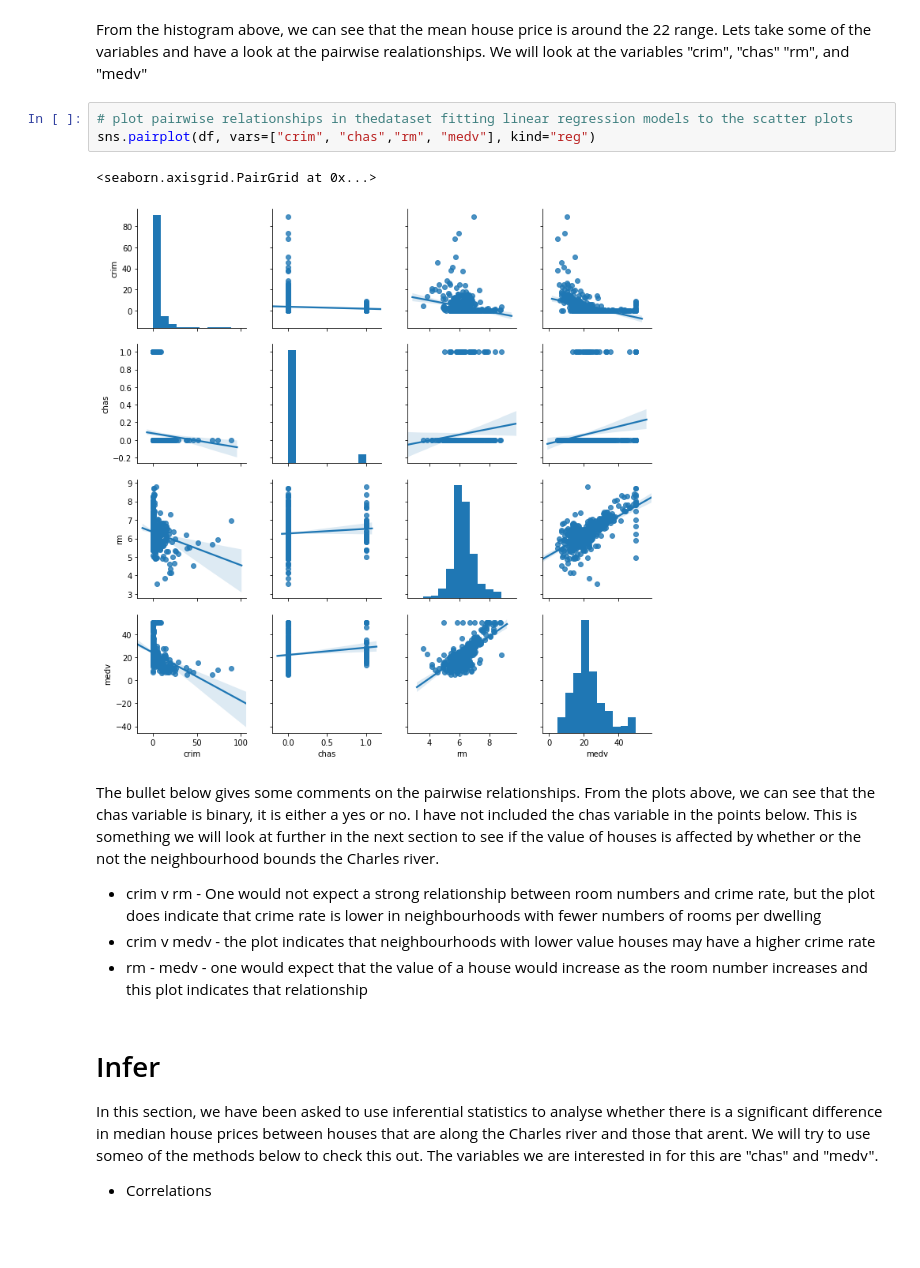
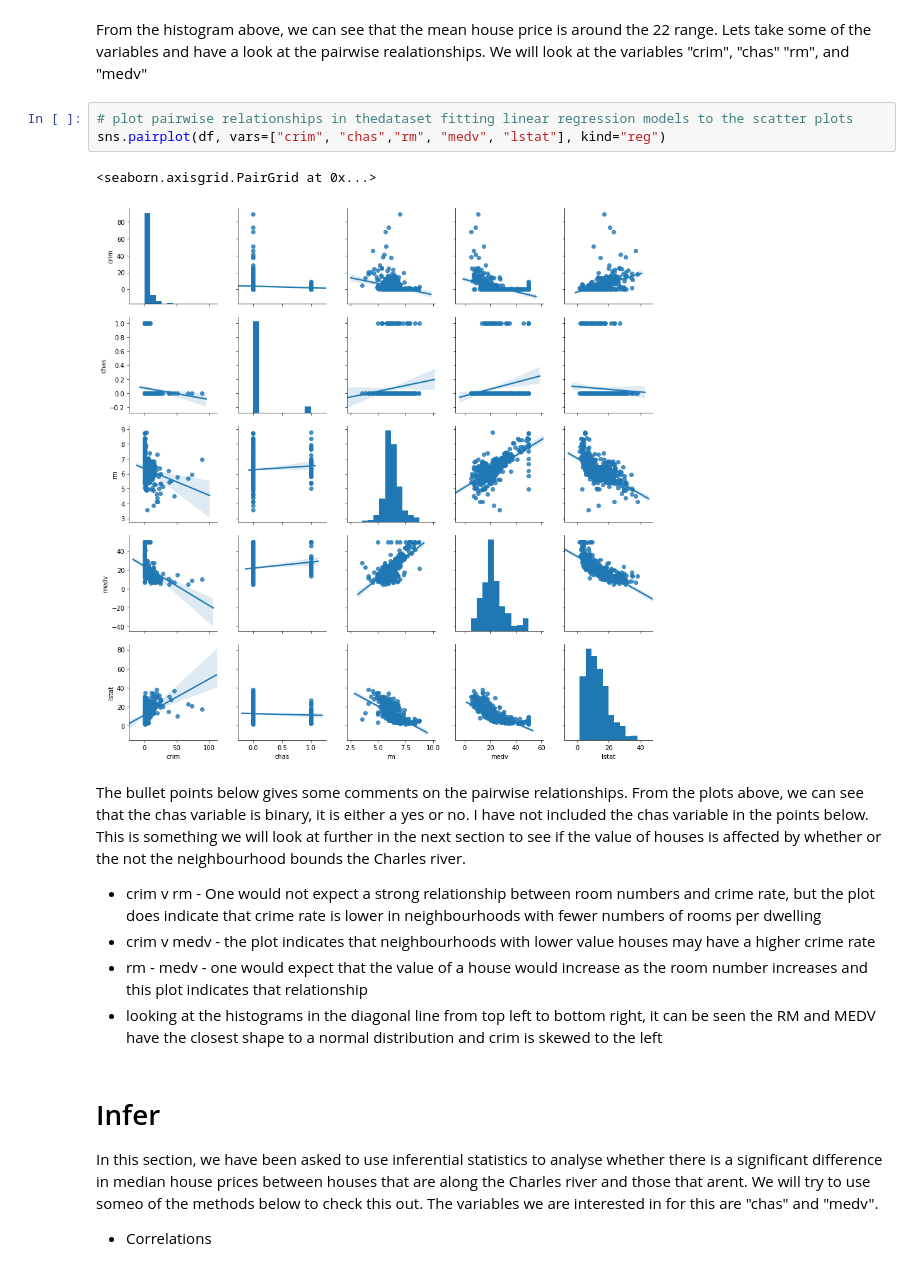
Before and after one commit to davidobrien1/MLSProject, a Jupyter notebook: mlsproject.ipynb, the cells around one changed output. Cells and saved outputs as stored; diff of their text form; blank space fills up the shorter version.

```diff
--- a/mlsproject.ipynb
+++ b/mlsproject.ipynb
@@ -64,18 +85,19 @@ plt.show()
 From the histogram above, we can see that the mean house price is around the 22 range.  Lets take some of the variables and have a look at the pairwise realationships.  We will look at the variables "crim", "chas" "rm", and "medv"
 # %%
 # plot pairwise relationships in thedataset fitting linear regression models to the scatter plots
-sns.pairplot(df, vars=["crim", "chas","rm", "medv"], kind="reg")
+sns.pairplot(df, vars=["crim", "chas","rm", "medv", "lstat"], kind="reg")
 # %% [output]
 <seaborn.axisgrid.PairGrid at 0x...>
-[figure, old version]
+[figure, new version]
 # %% [markdown]
-The bullet below gives some comments on the pairwise relationships.  From the plots above, we can see that the chas variable is binary, it is either a yes or no.  I have not included the chas variable in the points below.  This is something we will look at further in the next section to see if the value of houses is affected by whether or the not the neighbourhood bounds the Charles river.
+The bullet points below gives some comments on the pairwise relationships.  From the plots above, we can see that the chas variable is binary, it is either a yes or no.  I have not included the chas variable in the points below.  This is something we will look at further in the next section to see if the value of houses is affected by whether or the not the neighbourhood bounds the Charles river.
 
 
 
  - crim v rm - One would not expect a strong relationship between room numbers and crime rate, but the plot does indicate that crime rate is lower in neighbourhoods with fewer numbers of rooms per dwelling
  - crim v medv - the plot indicates that neighbourhoods with lower value houses may have a higher crime rate
  - rm - medv - one would expect that the value of a house would increase as the room number increases and this plot indicates that relationship
+ - looking at the histograms in the diagonal line from top left to bottom right, it can be seen the RM and MEDV have the closest shape to a normal distribution and crim is skewed to the left
 # %% [markdown]
 # Infer
 In this section, we have been asked to use inferential statistics to analyse whether there is a significant difference in median house prices between houses that are along the Charles river and those that arent.  We will try to use someo of the methods below to check this out.  The variables we are interested in for this are "chas" and "medv".
```
Also changed, not shown: parts of 26 cells of this notebook.
